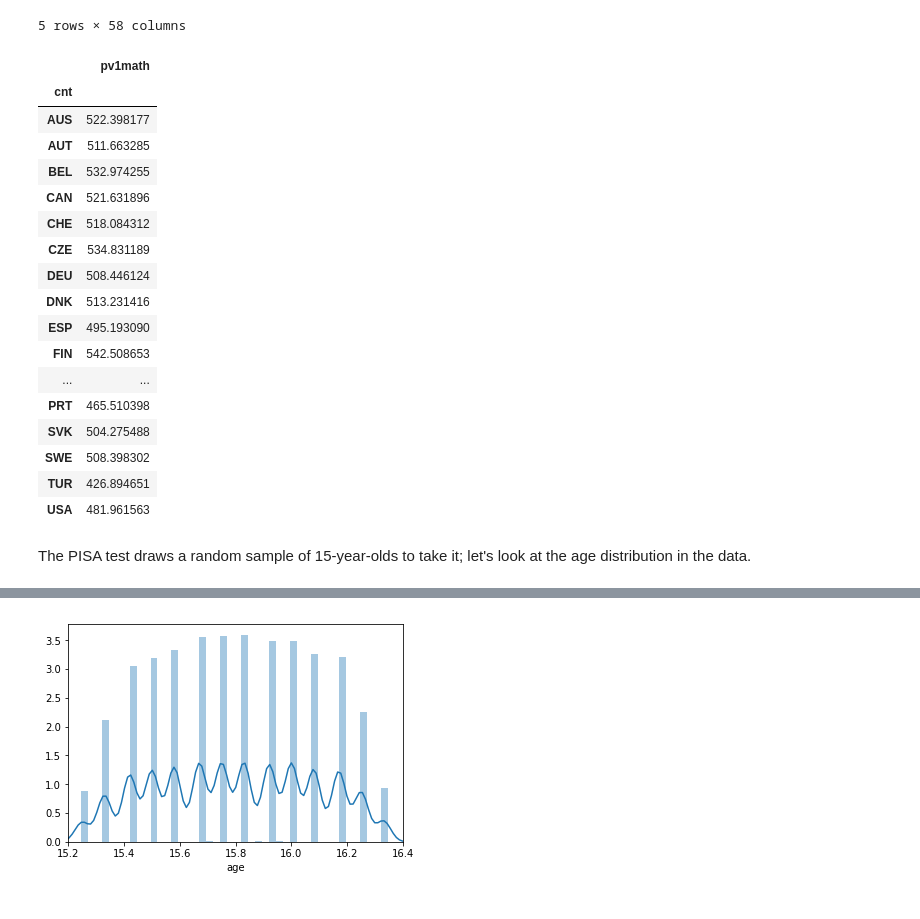
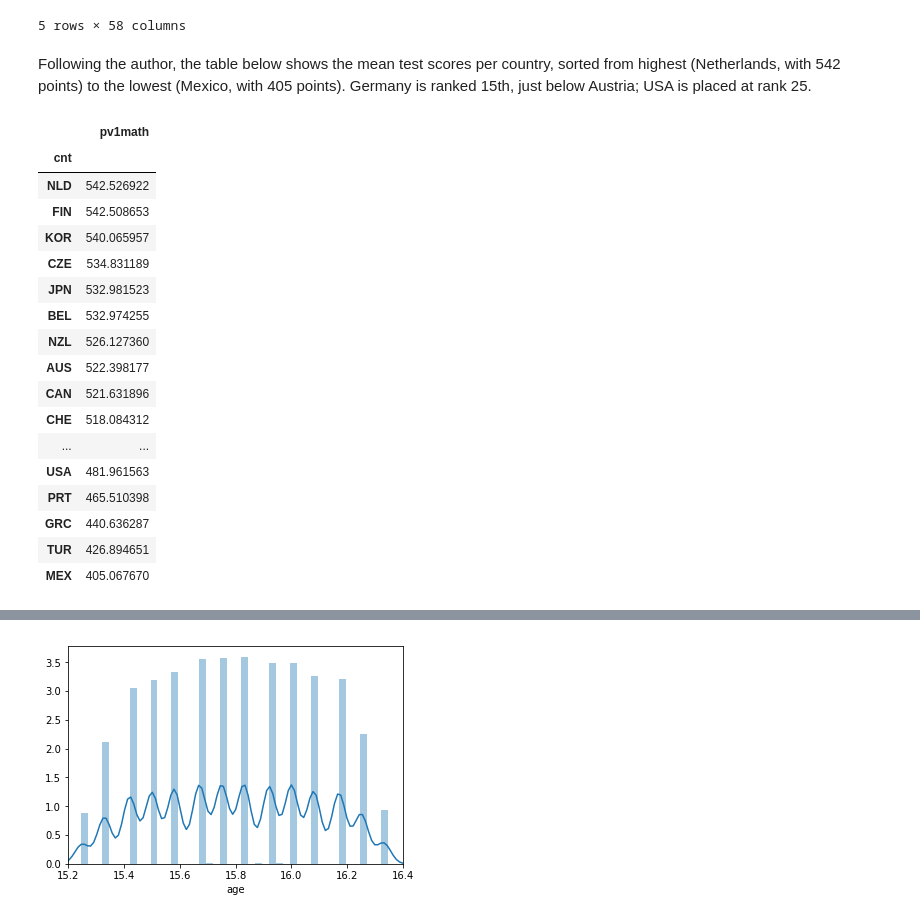
Before and after one commit to MVBrinker/student-project-ELJust, a Jupyter notebook: Woessmann_School_System.ipynb, the cells around one changed output, grey strips where cells are left out. Saved outputs shown, nothing was run; the diff lists cells and outputs as text; code cells hidden in the pictures.

```diff
--- a/Woessmann_School_System.ipynb
+++ b/Woessmann_School_System.ipynb
@@ -75,29 +75,29 @@ df_overview.head()
 | 3 | AUS | 506.807892 | 59.264999 | 0.0 | 0.0 | 500.0 | 1.0 | ... |
 | 4 | AUS | 341.828888 | 59.264999 | 0.0 | 0.0 | 200.0 | 1.0 | ... |
 5 rows × 58 columns
+# %% [markdown]
+Following the author, the table below shows the mean test scores per country, sorted from highest (Netherlands, with 542 points) to the lowest (Mexico, with 405 points). Germany is ranked 15th, just below Austria; USA is placed at rank 25.
 # %%
 # Compute mean scores by country
 df['pv1math'] = df['pv1math'].astype(float)
 df_for_mean_scores_by_country = df[['cnt', 'pv1math']]
-df_for_mean_scores_by_country.groupby('cnt').mean()
+df_for_mean_scores_by_country.groupby('cnt').mean().sort_values('pv1math', ascending=False)
 # %% [output]
 |  | pv1math |
 | cnt |  |
+| NLD | 542.526922 |
+| FIN | 542.508653 |
+| KOR | 540.065957 |
+| CZE | 534.831189 |
+| JPN | 532.981523 |
+| BEL | 532.974255 |
+| NZL | 526.127360 |
 | AUS | 522.398177 |
-| AUT | 511.663285 |
-| BEL | 532.974255 |
 | CAN | 521.631896 |
 | CHE | 518.084312 |
-| CZE | 534.831189 |
-| DEU | 508.446124 |
-| DNK | 513.231416 |
-| ESP | 495.193090 |
-| FIN | 542.508653 |
 | ... | ... |
+| USA | 481.961563 |
 | PRT | 465.510398 |
-| SVK | 504.275488 |
-| SWE | 508.398302 |
+| GRC | 440.636287 |
 | TUR | 426.894651 |
-| USA | 481.961563 |
+| MEX | 405.067670 |
-# %% [markdown]
-The PISA test draws a random sample of 15-year-olds to take it; let's look at the age distribution in the data.
```
Also changed, not shown: parts of 3 cells of this notebook.
